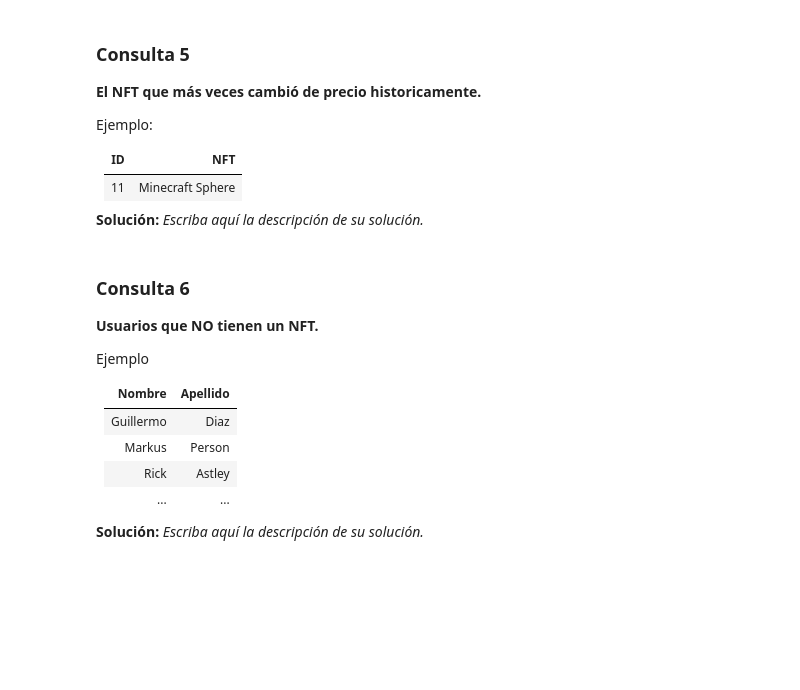
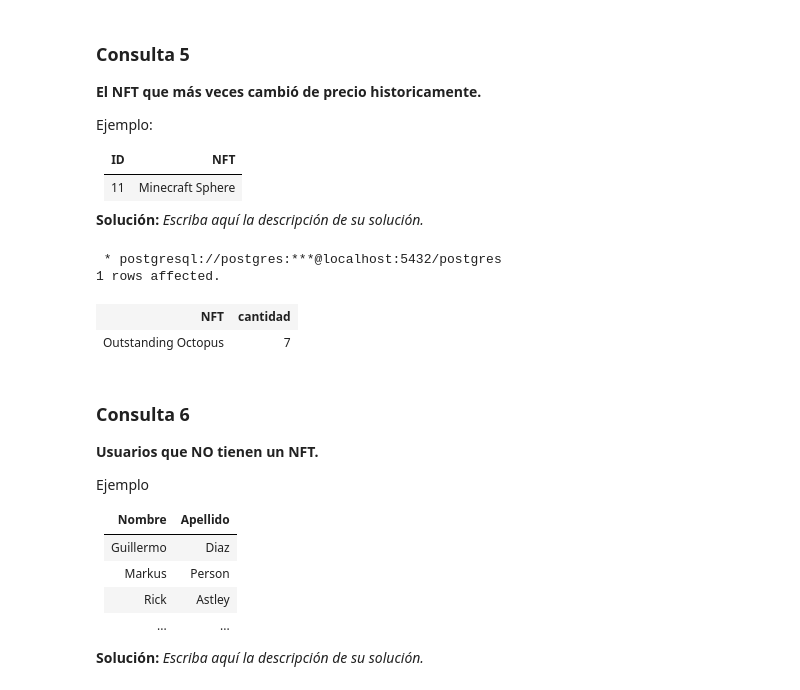
Before and after one commit to Cloff23/Tarea-1-BD, a Jupyter notebook: Tarea1_BD_2022-1 V1.1.ipynb, the cells around one changed output. Saved outputs shown, nothing was run; the diff lists cells and outputs as text; code cells hidden in the pictures; blank space fills up the shorter version.

```diff
--- a/Tarea1_BD_2022-1 V1.1.ipynb
+++ b/Tarea1_BD_2022-1 V1.1.ipynb
@@ -482,3 +474,19 @@ WHERE
+# %%
+%%sql
+SELECT
+	nft.nombre AS "NFT", COUNT(precio_nft.id_nft) AS cantidad
+FROM
+	nft
+INNER JOIN precio_nft
+ON nft.id_nft = precio_nft.id_nft
+GROUP BY nft.nombre
+ORDER BY COUNT(precio_nft.id_nft) DESC
+LIMIT 1;
+# %% [output]
+ * postgresql://postgres:***@localhost:5432/postgres
+1 rows affected.
+| NFT | cantidad |
+| Outstanding Octopus | 7 |
 # %% [markdown]
 ### Consulta 6
 **Usuarios que NO tienen un NFT.**
```
Also changed, not shown: parts of 1 cell of this notebook.
